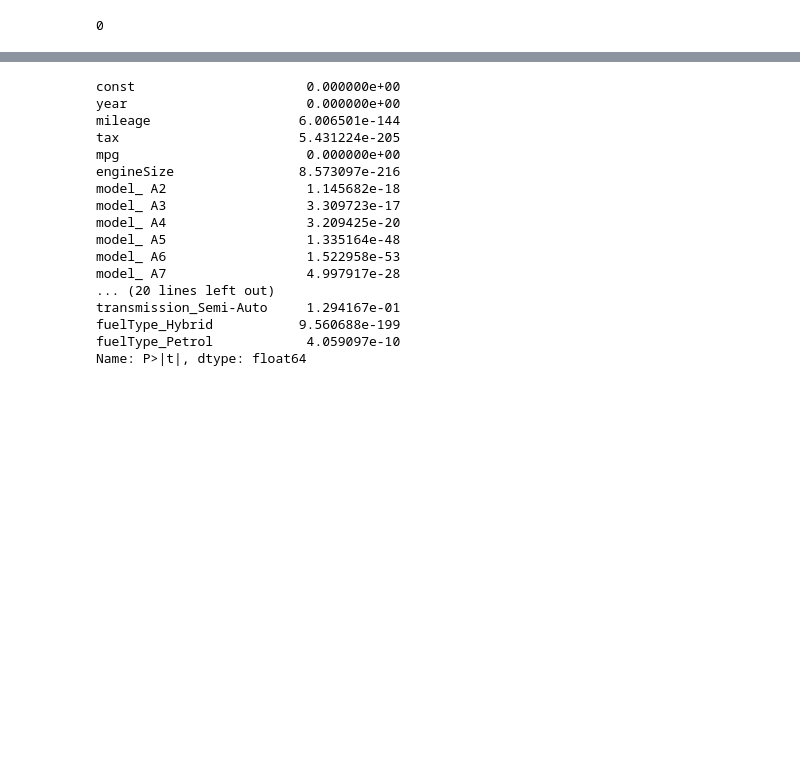
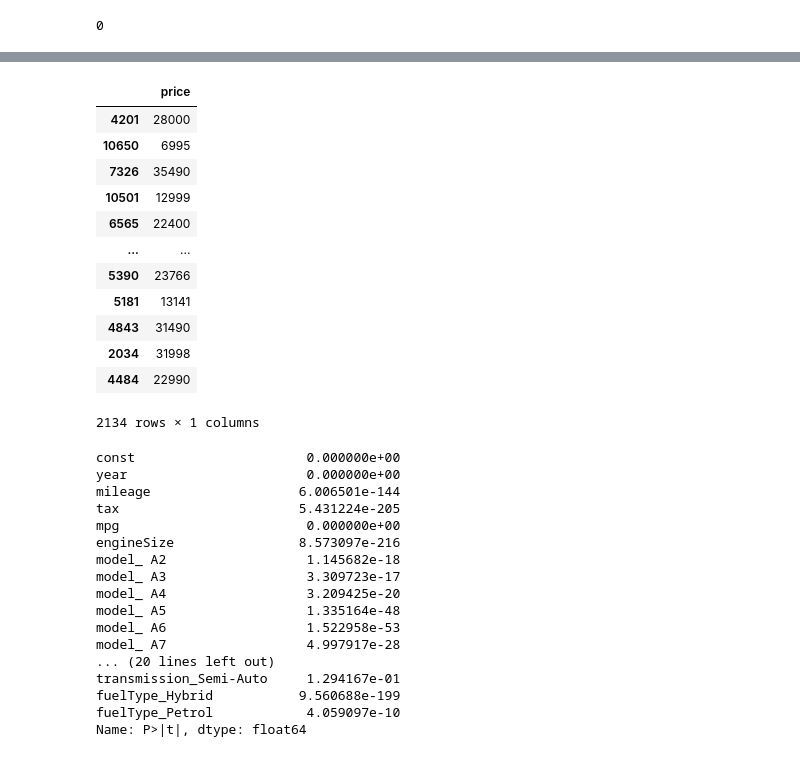
Before and after one commit to yu3ufff/emerald, a Jupyter notebook: testing/Testing.ipynb, the cells around one changed output, grey strips where cells are left out. Drawn from its saved outputs; the diff is of its cells as text; code cells hidden in the pictures; blank space fills up the shorter version.

```diff
--- a/testing/Testing.ipynb
+++ b/testing/Testing.ipynb
@@ -92,8 +92,8 @@ else:
 # %% [output]
 0
 # %%
-def cut(data, target, test_size=0.2, random_state=None, stratified=False, n_splits=1):
-        data = data
+def prepare(data, target, test_size=0.2, random_state=None, stratified=False, n_splits=1):
+        data = data.copy()
 
         # organizing the features into categories
         # numericals = [col for col in data.columns if (data.dtypes[col] == 'int' or data.dtypes[col] == 'float') and set(data[col].unique()) != {0, 1}]
@@ -129,8 +129,8 @@ def cut(data, target, test_size=0.2, random_state=None, stratified=False, n_spli
                 strat_test_set = data.loc[test_index]
 
             # for observation:
-            # print(data['target_cat'].value_counts() / len(data))
-            # print(strat_test_set['target_cat'].value_counts() / len(strat_test_set))
+            print(data['target_cat'].value_counts() / len(data))
+            print(strat_test_set['target_cat'].value_counts() / len(strat_test_set))
 
             # drop categorical feature for target
             for set_ in (strat_train_set, strat_test_set):
@@ -141,10 +141,6 @@ def cut(data, target, test_size=0.2, random_state=None, stratified=False, n_spli
             X_test = strat_test_set[predictors]
             y_train = pd.DataFrame(np.c_[strat_train_set[target]], columns=[target])
             y_test = pd.DataFrame(np.c_[strat_test_set[target]], columns=[target])
-
-            X = data[predictors]
-            y = pd.DataFrame(np.c_[data[target]], columns=[target])
-            X_train, X_test, y_train, y_test = train_test_split(X, y, test_size=test_size, random_state=random_state)
         else:
             X = data[predictors]
             y = pd.DataFrame(np.c_[data[target]], columns=[target])
@@ -173,3 +153,19 @@ X_train
+# %%
+y_test
+# %% [output]
+|  | price |
+| 4201 | 28000 |
+| 10650 | 6995 |
+| 7326 | 35490 |
+| 10501 | 12999 |
+| 6565 | 22400 |
+| ... | ... |
+| 5390 | 23766 |
+| 5181 | 13141 |
+| 4843 | 31490 |
+| 2034 | 31998 |
+| 4484 | 22990 |
+2134 rows × 1 columns
 # %%
 import statsmodels.api as sm
 
```
Also changed, not shown: parts of 23 cells of this notebook, 7 other files.
